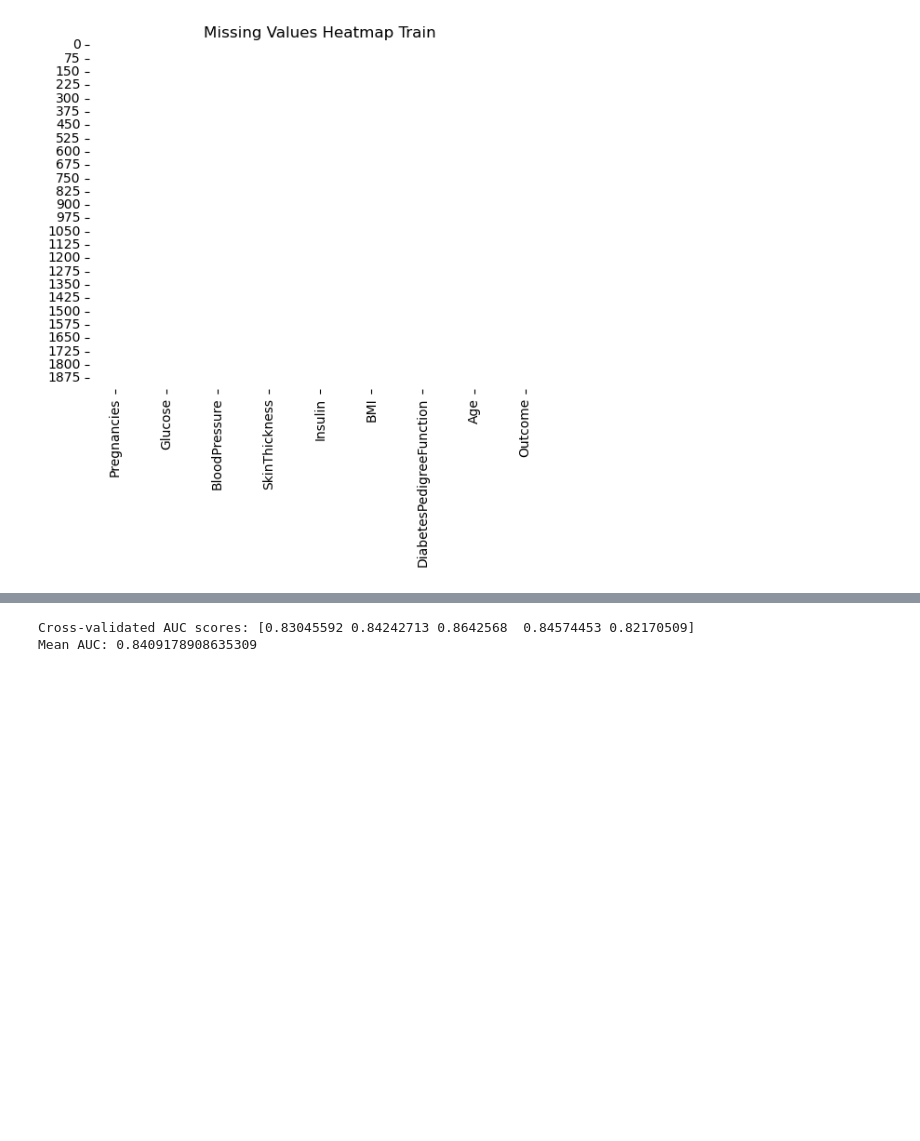
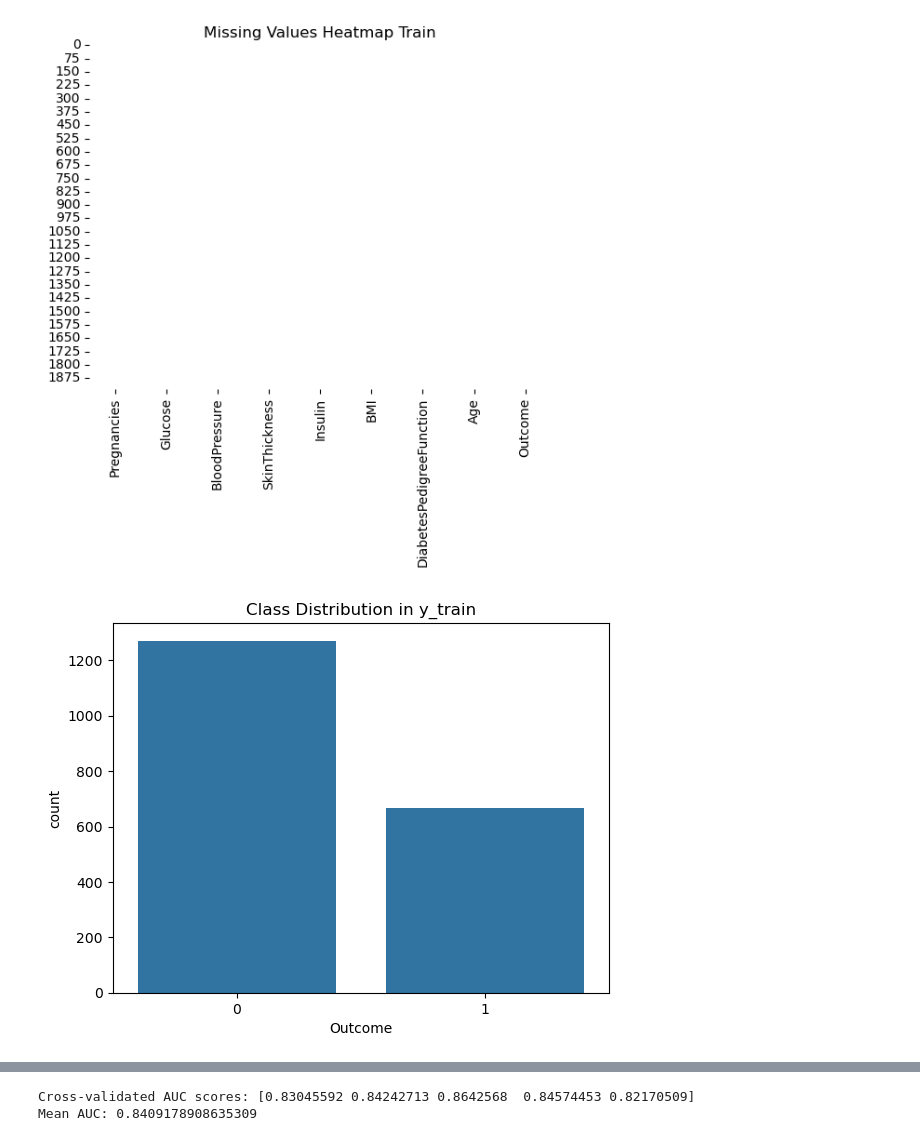
Before and after one commit to VenumiV/diabetes-predictor-ml-flask, a Jupyter notebook: notebooks/FC212039_Thusharangi/FC212039_LogisticRegression.ipynb, the cells around one changed output, grey strips where cells are left out. Saved outputs shown, nothing was run; the diff lists cells and outputs as text; code cells hidden in the pictures; blank space fills up the shorter version.

```diff
--- a/notebooks/FC212039_Thusharangi/FC212039_LogisticRegression.ipynb
+++ b/notebooks/FC212039_Thusharangi/FC212039_LogisticRegression.ipynb
@@ -121,6 +124,12 @@ Training set
 3                 -0.897571  1.437361        1
 4                 -0.784188 -0.349216        0
 [figure]
+# %%
+sns.countplot(x=y_train)
+plt.title('Class Distribution in y_train')
+plt.show()
+# %% [output]
+[figure, added]
 # %%
 # fitting the model
 
```
Also changed, not shown: parts of 5 cells of this notebook, 1 other file.
